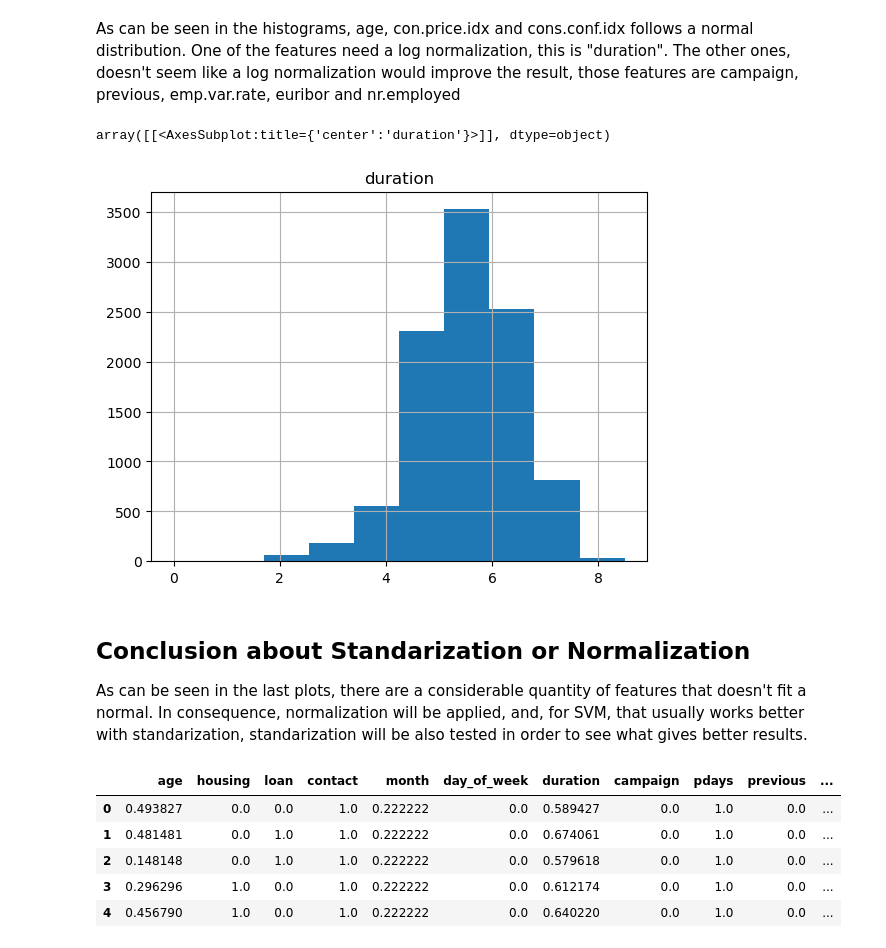
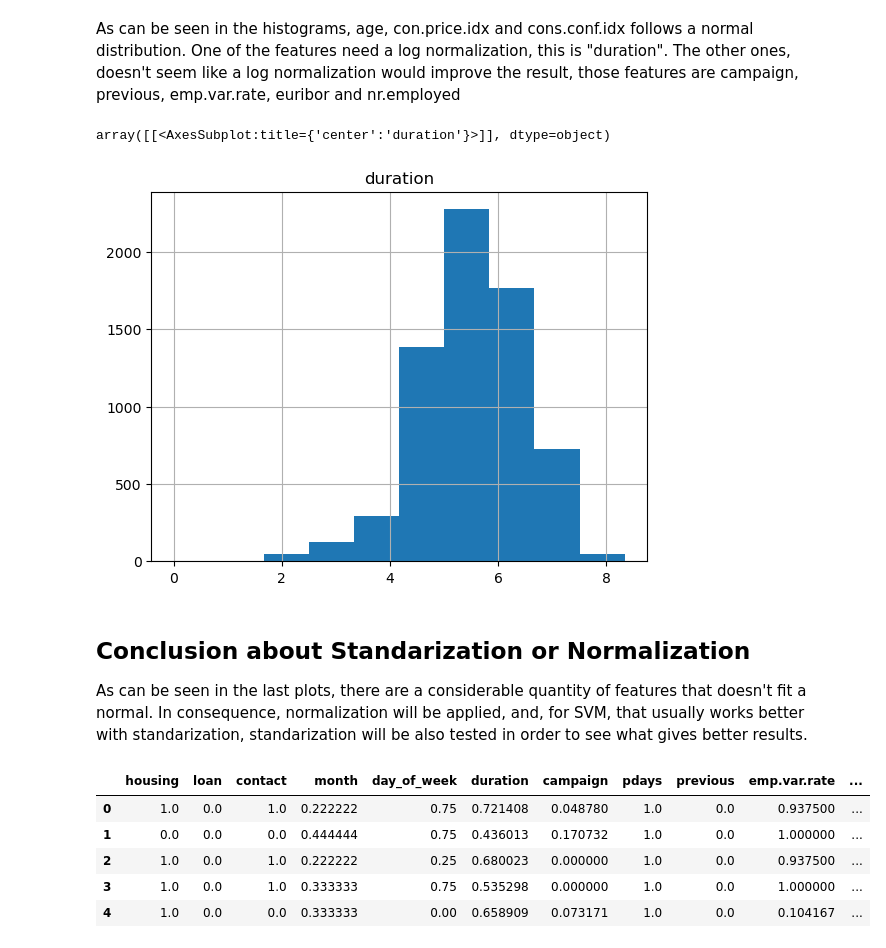
Before and after one commit to latorware/PortugalBankMarketingCampaign-MD, a Jupyter notebook: Scripts/ChangeValues.ipynb, the cells around one changed output. Saved outputs shown, nothing was run; the diff lists cells and outputs as text; code cells hidden in the pictures.

```diff
--- a/Scripts/ChangeValues.ipynb
+++ b/Scripts/ChangeValues.ipynb
@@ -8,7 +8,7 @@ np.random.seed(10)
 First, lets take a look at the possible values of each categorical column (with strings)
 # %%
 
-df = pd.read_csv(r'..\Datasets\bank-additional-reduced-balanced.csv')
+df = pd.read_csv(r'..\Datasets\training-dataset-reduced.csv')
 print("JOB\n", np.unique(df.job.values))
 print("MARITAL\n", np.unique(df.marital.values))
 print("EDUCATION\n", np.unique(df.education.values))
@@ -159,7 +159,7 @@ dfTest['duration'] = np.log(dfTest['duration'])
 dfTest.hist(column='duration')
 # %% [output]
 array([[<AxesSubplot:title={'center':'duration'}>]], dtype=object)
-[figure, old version]
+[figure, new version]
 # %% [markdown]
 ## Conclusion about Standarization or Normalization
 
@@ -167,21 +167,21 @@ As can be seen in the last plots, there are a considerable quantity of features
 # %%
 
 
 
 
 from sklearn.preprocessing import MinMaxScaler
 scaler = MinMaxScaler()
 scaler.fit(df)
 d2 = scaler.transform(df)
 df2 = pd.DataFrame(d2, columns = df.columns)
 
+df2 = df2[df2.filter(regex='^(?!Unnamed)').columns]
 display(df2.iloc[: , 1:].head()) #Remove ID because is not of interest now
-df2 = df2[df2.filter(regex='^(?!Unnamed)').columns]
-df2.to_csv(r'../Datasets/bank-additional-reduced-balanced-noStringsAndNormalized-provisional.csv')
+df2.to_csv(r'../Datasets/Normalization/training-dataset-reduced.csv')
 # %% [output]
-|  | age | housing | loan | contact | month | day_of_week | duration | campaign | pdays | previous | ... |
-| 0 | 0.493827 | 0.0 | 0.0 | 1.0 | 0.222222 | 0.0 | 0.589427 | 0.0 | 1.0 | 0.0 | ... |
-| 1 | 0.481481 | 0.0 | 1.0 | 1.0 | 0.222222 | 0.0 | 0.674061 | 0.0 | 1.0 | 0.0 | ... |
-| 2 | 0.148148 | 0.0 | 1.0 | 1.0 | 0.222222 | 0.0 | 0.579618 | 0.0 | 1.0 | 0.0 | ... |
-| 3 | 0.296296 | 1.0 | 0.0 | 1.0 | 0.222222 | 0.0 | 0.612174 | 0.0 | 1.0 | 0.0 | ... |
-| 4 | 0.456790 | 1.0 | 0.0 | 1.0 | 0.222222 | 0.0 | 0.640220 | 0.0 | 1.0 | 0.0 | ... |
+|  | housing | loan | contact | month | day_of_week | duration | campaign | pdays | previous | emp.var.rate | ... |
+| 0 | 1.0 | 0.0 | 1.0 | 0.222222 | 0.75 | 0.721408 | 0.048780 | 1.0 | 0.0 | 0.937500 | ... |
+| 1 | 0.0 | 0.0 | 0.0 | 0.444444 | 0.75 | 0.436013 | 0.170732 | 1.0 | 0.0 | 1.000000 | ... |
+| 2 | 1.0 | 0.0 | 1.0 | 0.222222 | 0.25 | 0.680023 | 0.000000 | 1.0 | 0.0 | 0.937500 | ... |
+| 3 | 1.0 | 0.0 | 1.0 | 0.333333 | 0.75 | 0.535298 | 0.000000 | 1.0 | 0.0 | 1.000000 | ... |
+| 4 | 1.0 | 0.0 | 0.0 | 0.333333 | 0.00 | 0.658909 | 0.073171 | 1.0 | 0.0 | 0.104167 | ... |
```
Also changed, not shown: parts of 4 cells of this notebook, 3 other files.
